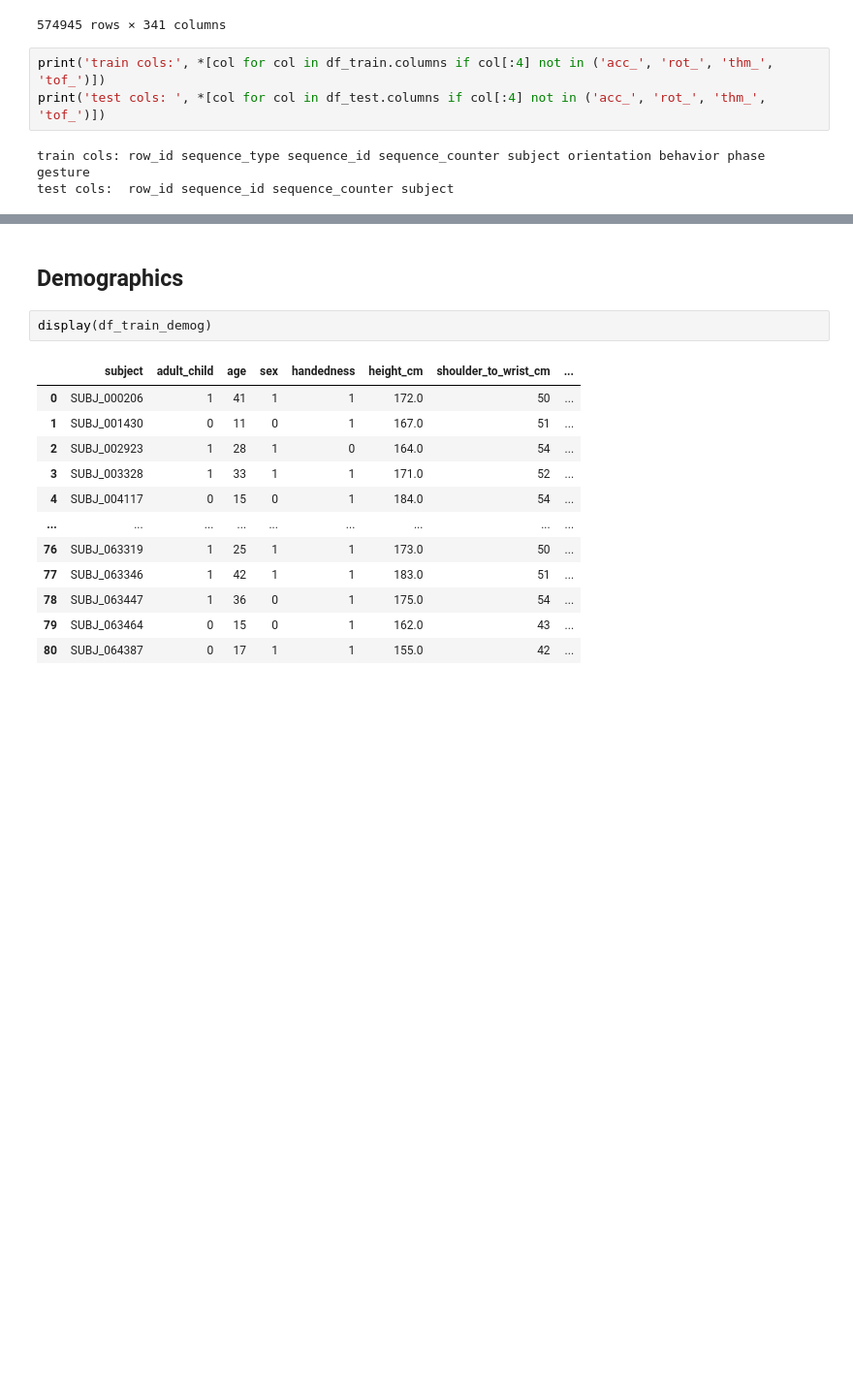
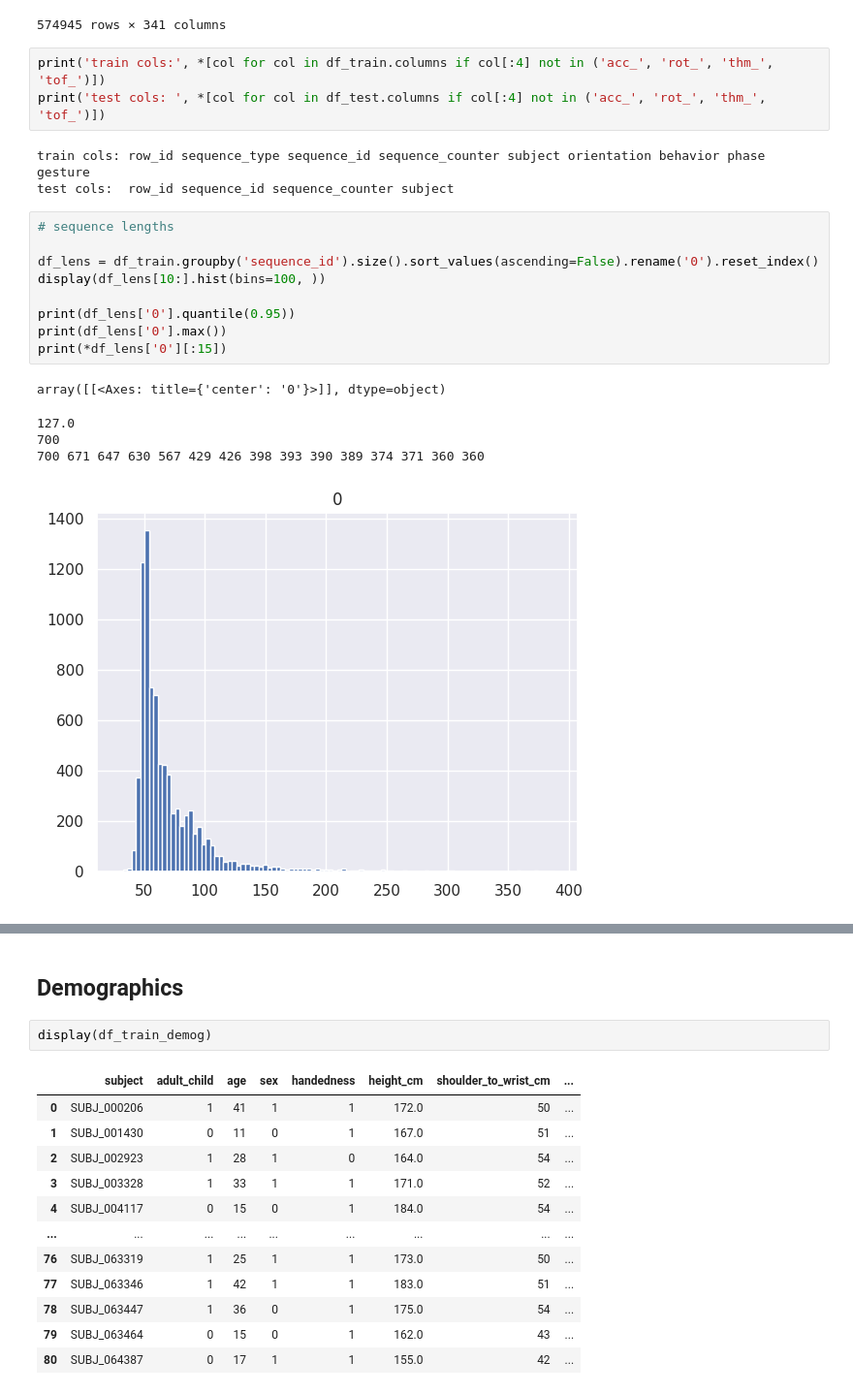
Before and after one commit to Elder247/kaggle-CMI-2025, a Jupyter notebook: notebooks/01-eda.ipynb, the cells around one changed output, grey strips where cells are left out. Shown: that part at 97% size. Cells and saved outputs as stored; diff of their text form; blank space fills up the shorter version.

```diff
--- a/notebooks/01-eda.ipynb
+++ b/notebooks/01-eda.ipynb
@@ -39,3 +39,18 @@ print('test cols: ', *[col for col in df_test.columns if col[:4] not in ('acc_',
 # %% [output]
 train cols: row_id sequence_type sequence_id sequence_counter subject orientation behavior phase gesture
 test cols:  row_id sequence_id sequence_counter subject
+# %%
+# sequence lengths
+
+df_lens = df_train.groupby('sequence_id').size().sort_values(ascending=False).rename('0').reset_index()
+display(df_lens[10:].hist(bins=100, ))
+
+print(df_lens['0'].quantile(0.95))
+print(df_lens['0'].max())
+print(*df_lens['0'][:15])
+# %% [output]
+array([[<Axes: title={'center': '0'}>]], dtype=object)
+127.0
+700
+700 671 647 630 567 429 426 398 393 390 389 374 371 360 360
+[figure, added]
```
Also changed, not shown: parts of 8 cells of this notebook, 3 other files.
